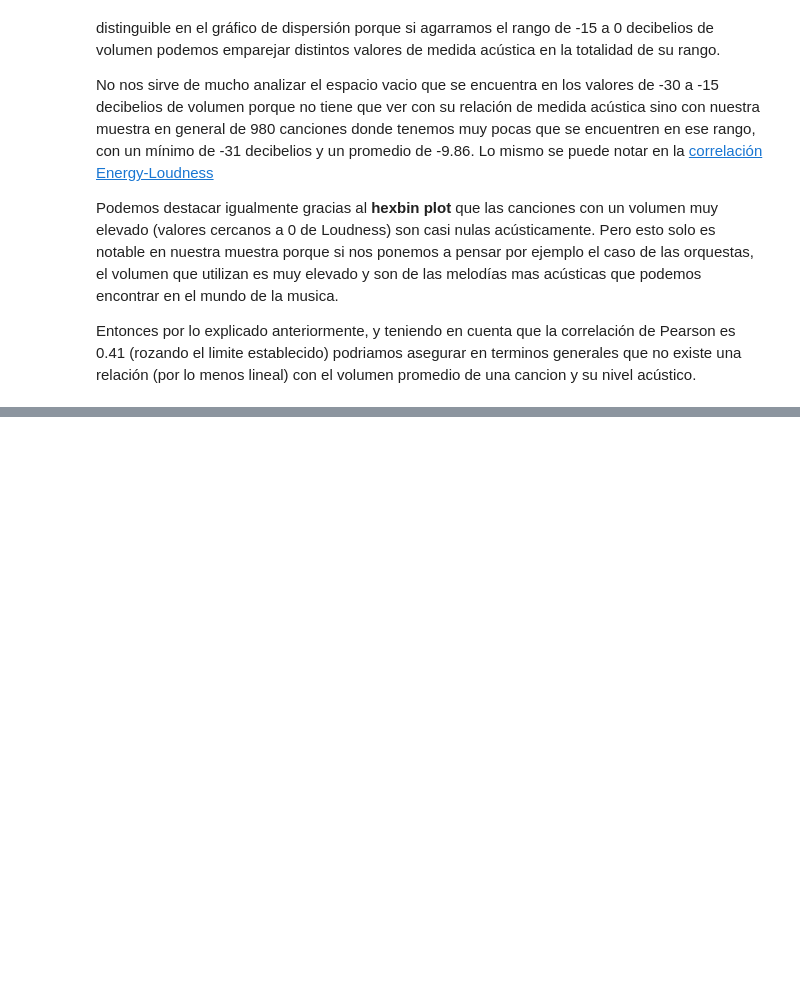
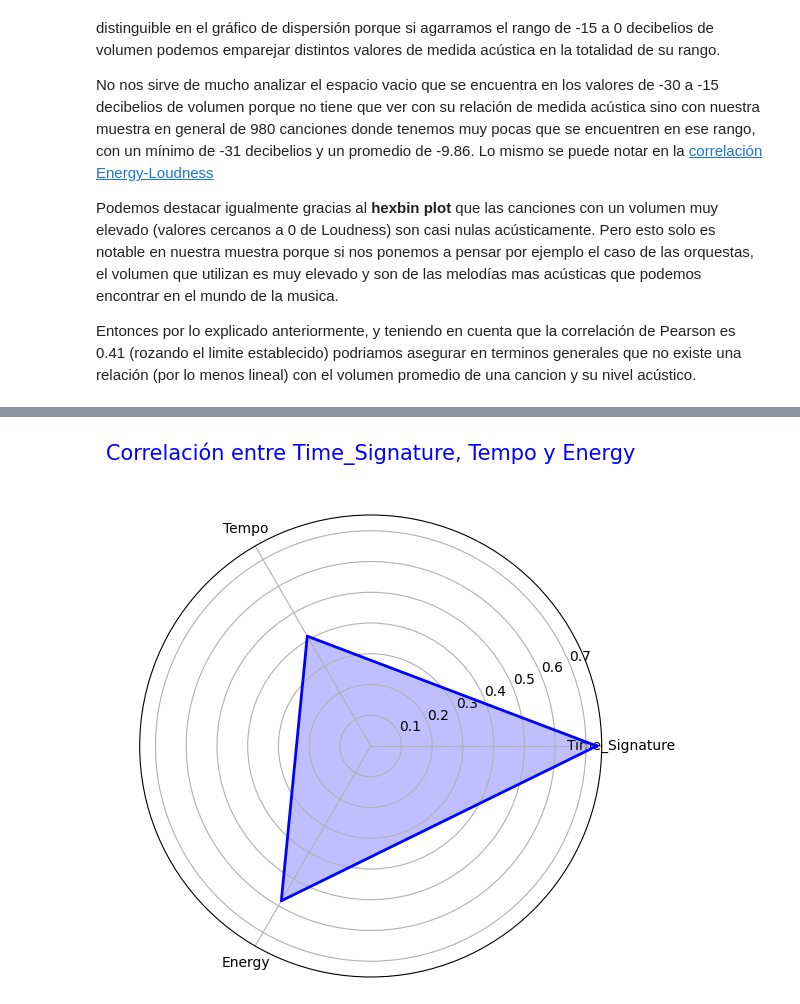
Before and after one commit to nachoperna/Fundamentos-de-la-Ciencia-de-Datos, a Jupyter notebook: TPE/tpe.ipynb, the cells around one changed output, grey strips where cells are left out. Drawn from its saved outputs; the diff is of its cells as text; code cells hidden in the pictures; blank space fills up the shorter version.

```diff
--- a/TPE/tpe.ipynb
+++ b/TPE/tpe.ipynb
@@ -849,0 +874,5 @@ Entonces por lo explicado anteriormente, y teniendo en cuenta que la correlació
+# %%
+variables = ['Time_Signature', 'Tempo', 'Energy']
+
+df_normalizado = covers_sin_track_artist.copy()
+df_normalizado = (df_normalizado[variables] - df_normalizado[variables].min()) / (df_normalizado[variables].max() - df_normalizado[variables].min())
@@ -849,0 +891,31 @@ Entonces por lo explicado anteriormente, y teniendo en cuenta que la correlació
+# %%
+
+medias = df_normalizado.mean().values
+
+cant_variables = len(variables)
+
+# Crear los ángulos del gráfico radial
+angles = np.linspace(0, 2 * np.pi, cant_variables, endpoint=False).tolist()
+angles += angles[:1]  # Cerrar el gráfico
+
+# Repetir el valor de la media para cerrar el gráfico
+mean_values = np.concatenate((medias, [medias[0]]))
+
+# Crear la figura
+fig, ax = plt.subplots(figsize=(6, 6), subplot_kw=dict(polar=True))
+
+# Dibujar el gráfico
+ax.fill(angles, mean_values, color='b', alpha=0.25)
+ax.plot(angles, mean_values, color='b', linewidth=2)
+
+# Añadir etiquetas a cada ángulo
+ax.set_xticks(angles[:-1])
+ax.set_xticklabels(variables)
+
+# Añadir título y ajustar los límites del gráfico
+ax.set_title('Correlación entre Time_Signature, Tempo y Energy', size=15, color='blue', y=1.1)
+
+# Mostrar el gráfico
+plt.show()
+# %% [output]
+[figure, added]
```
Also changed, not shown: parts of 18 cells of this notebook.
